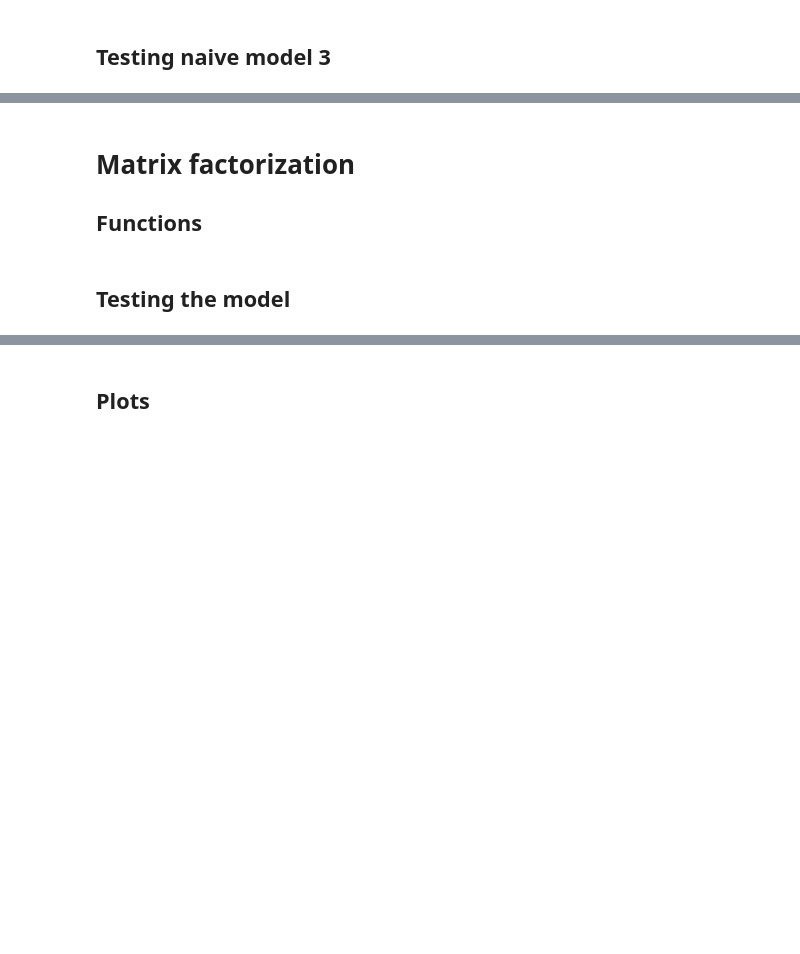
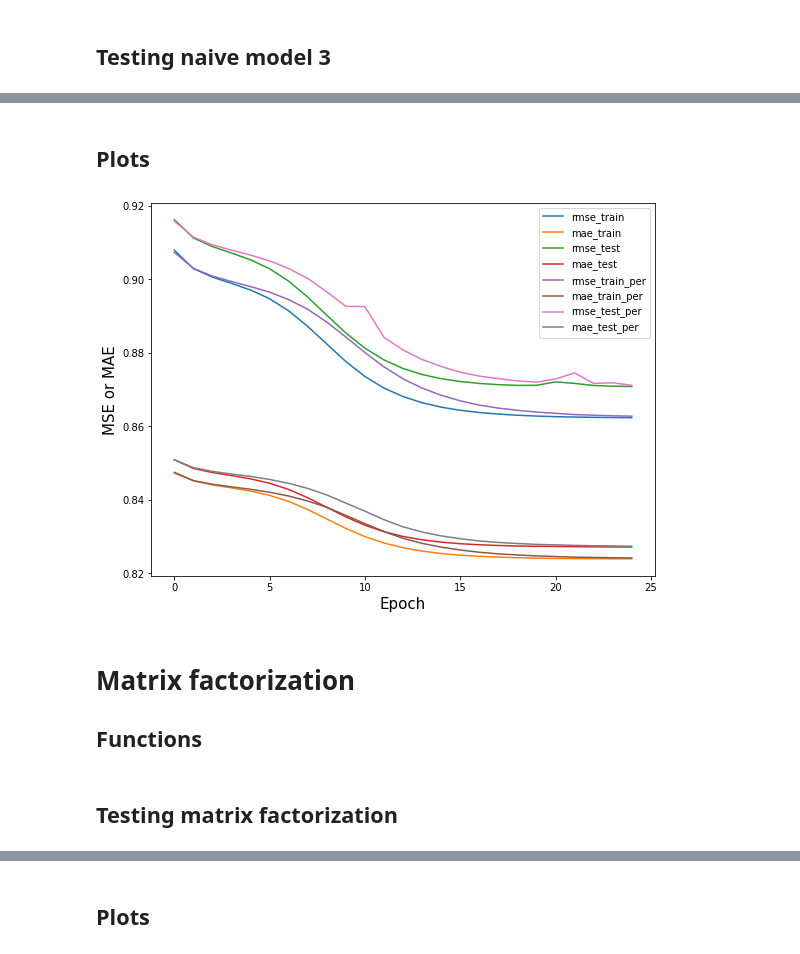
Before and after one commit to MGJvanGroeningen/aidm_assignments_21_22, a Jupyter notebook: assignment1/Assignment1.ipynb, the cells around one changed output, grey strips where cells are left out. Cells and saved outputs as stored; diff of their text form; code cells hidden in the pictures; blank space fills up the shorter version.

Commit message:
combined all models in single file

```diff
--- a/assignment1/Assignment1.ipynb
+++ b/assignment1/Assignment1.ipynb
@@ -302,0 +649,12 @@ Run time:  10.95653223991394  sec
+# %%
+start = time.time()
+
+matrices_train, matrices_test = convert_to_matrices(data)
+
+rmse_train, mae_train, rmse_test, mae_test = uv_decomposition(25,
+                                                              matrices_train,
+                                                              matrices_test,
+                                                              False)
+
+end = time.time()
+print('Time Required:', end - start)
@@ -302,0 +687,5 @@ Run time:  10.95653223991394  sec
+# %%
+rmse_train_per, mae_train_per, rmse_test_per, mae_test_per = uv_decomposition(25,
+                                                                              matrices_train,
+                                                                              matrices_test,
+                                                                              True)
@@ -303,3 +714,26 @@ Run time:  10.95653223991394  sec
+# %% [markdown]
+## Plots
+# %%
+epochs = np.arange(0,25,1)
+fig = plt.figure(figsize=(8,6))
+plt.plot(epochs,rmse_train,label='rmse_train')
+plt.plot(epochs,mae_train,label='mae_train')
+plt.plot(epochs,rmse_test,label='rmse_test')
+plt.plot(epochs,mae_test,label='mae_test')
+
+plt.plot(epochs,rmse_train_per,label='rmse_train_per')
+plt.plot(epochs,mae_train_per,label='mae_train_per')
+plt.plot(epochs,rmse_test_per,label='rmse_test_per')
+plt.plot(epochs,mae_test_per,label='mae_test_per')
+
+plt.xlabel('Epoch',fontsize=15)
+plt.ylabel('MSE or MAE',fontsize=15)
+
+plt.legend()
+plt.tight_layout()
+fig.savefig('uvdecom.pdf')
+# %% [output]
+[figure, added]
 # %% [markdown]
 # Matrix factorization
 
@@ -413,7 +847,7 @@ def matrix_factorization(data, factors, n_training_steps, lr, lam, n_folds):
     # fold_errors has dimensions [n_folds, n_training_steps, n_error_types]
     return np.transpose(np.array(fold_errors), (0, 2, 1))
 # %% [markdown]
-## Testing the model
+## Testing matrix factorization
 # %%
 # Use a lock to prevent print statements from being scrambled
 mp_lock = Lock()
```
Also changed, not shown: parts of 16 cells of this notebook.
